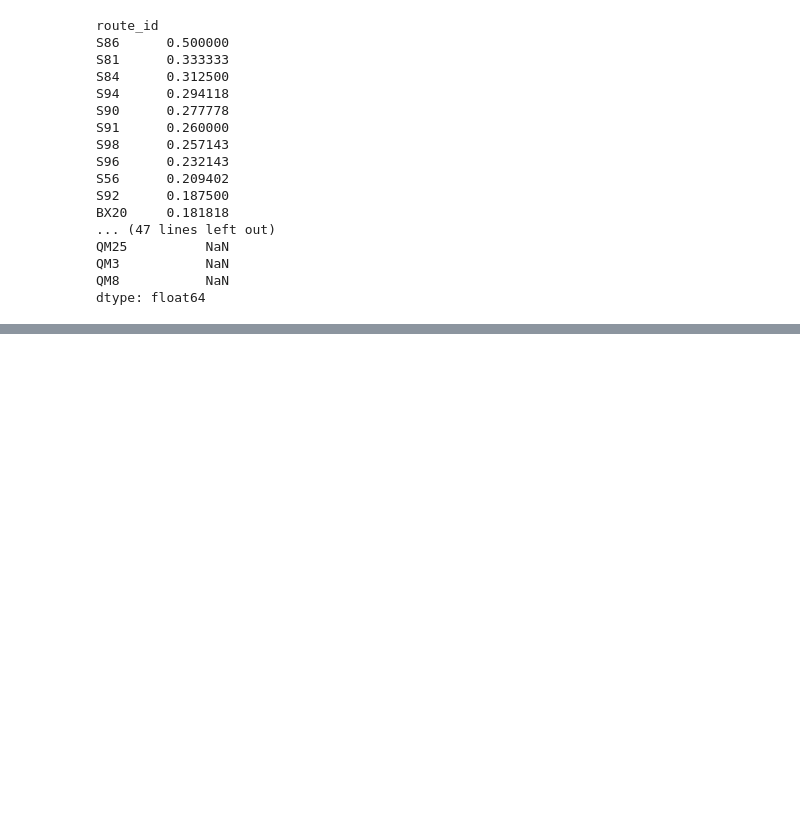
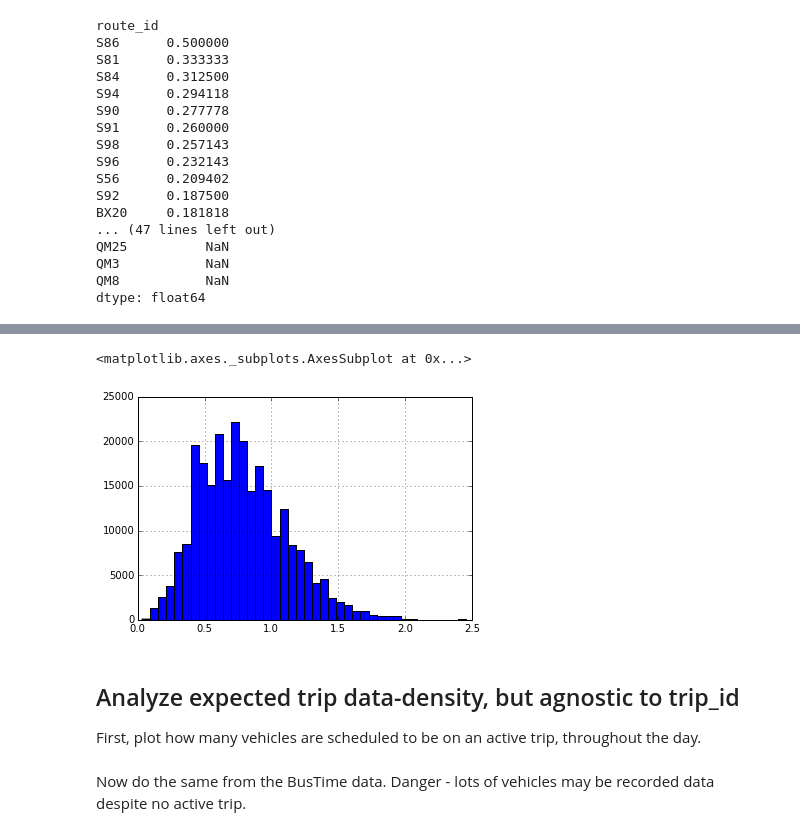
Before and after one commit to sarangof/Bus-Capstone, a Jupyter notebook: trip_data_coverage_demo2.ipynb, the cells around one changed output, grey strips where cells are left out. Saved outputs shown, nothing was run; the diff lists cells and outputs as text; code cells hidden in the pictures; blank space fills up the shorter version.

```diff
--- a/trip_data_coverage_demo2.ipynb
+++ b/trip_data_coverage_demo2.ipynb
@@ -150,0 +150,9 @@ dtype: float64
+# %%
+# compare to all scheduled trips
+pd.Series(stop_hour.groupby(level=0).max() - stop_hour.groupby(level=0).min()).hist(bins=40)
+# %% [output]
+<matplotlib.axes._subplots.AxesSubplot at 0x...>
+[figure, added]
+# %% [markdown]
+## Analyze expected trip data-density, but agnostic to trip_id
+First, plot how many vehicles are scheduled to be on an active trip, throughout the day.
@@ -150,0 +169,2 @@ dtype: float64
+# %% [markdown]
+Now do the same from the BusTime data.  Danger - lots of vehicles may be recorded data despite no active trip.
```
Also changed, not shown: parts of 21 cells of this notebook, 2 other files.
